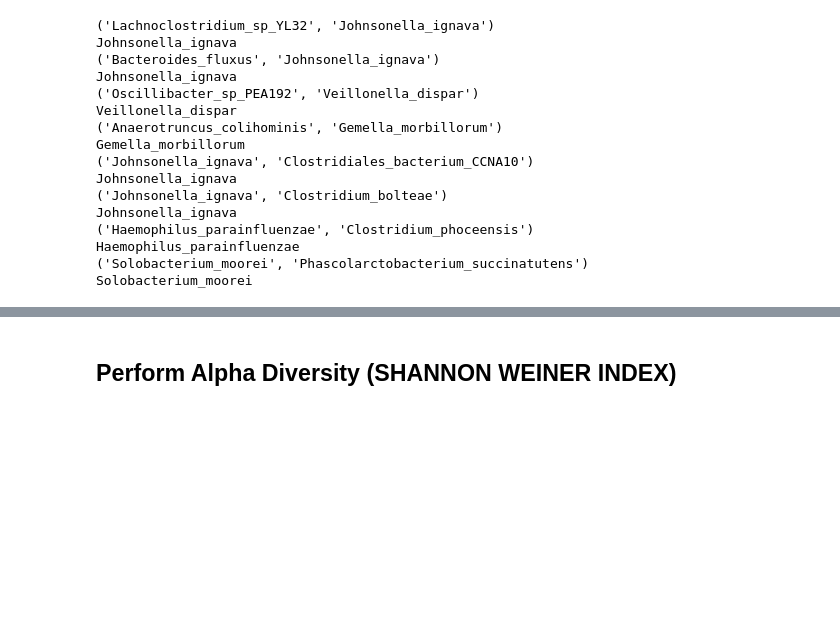
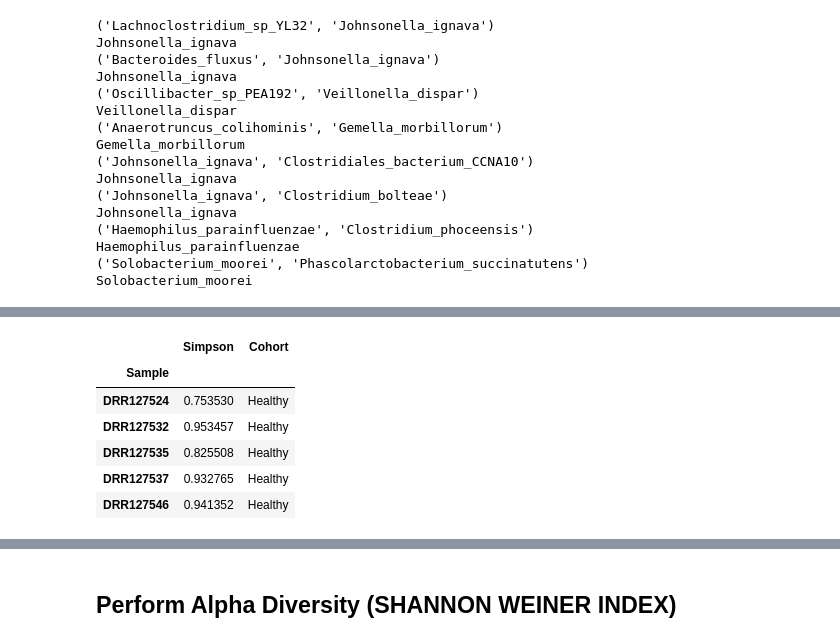
Before and after one commit to Markloftus/CancerMicrobiome, a Jupyter notebook: PublicationMaster--Part4--Paper3--AlphaDiversity-DifferentialAbundance-FunctionalAbundance.ipynb, the cells around one changed output, grey strips where cells are left out. Cells and saved outputs as stored; diff of their text form; code cells hidden in the pictures; blank space fills up the shorter version.

```diff
--- a/PublicationMaster--Part4--Paper3--AlphaDiversity-DifferentialAbundance-FunctionalAbundance.ipynb
+++ b/PublicationMaster--Part4--Paper3--AlphaDiversity-DifferentialAbundance-FunctionalAbundance.ipynb
@@ -171,0 +193,36 @@ for neg in negHealthyList:
+# %%
+#1-Dominance
+def runSimpson(df):
+    from tqdm import tqdm
+    sampleDic = {"Sample":[], "Simpson":[], "Cohort":[]}
+
+    df2 = df.copy()
+
+    for sample in df2.index:
+        Top = 0
+        Bottom = 1000000*(999999)
+        D = 0
+
+        for species in list(df2.loc[sample].dropna().index):
+            Top += df2.at[sample,species]*(df2.at[sample,species]-1)
+
+        D = (1-(Top/Bottom))
+
+        sampleDic["Sample"].append(sample)
+        sampleDic["Simpson"].append(D)
+        sampleDic["Cohort"].append(globalAbundanceDF.loc[sample]['Cohort'])
+
+    shannonDF = pd.DataFrame(data=sampleDic).set_index("Sample")
+    swiDF = shannonDF[['Simpson','Cohort']].copy()
+    return(swiDF)
+# %%
+simpsonDF = runSimpson(globalAbundanceDFCount2)
+simpsonDF.head()
+# %% [output]
+|  | Simpson | Cohort |
+| Sample |  |  |
+| DRR127524 | 0.753530 | Healthy |
+| DRR127532 | 0.953457 | Healthy |
+| DRR127535 | 0.825508 | Healthy |
+| DRR127537 | 0.932765 | Healthy |
+| DRR127546 | 0.941352 | Healthy |
```
Also changed, not shown: parts of 7 cells of this notebook.
